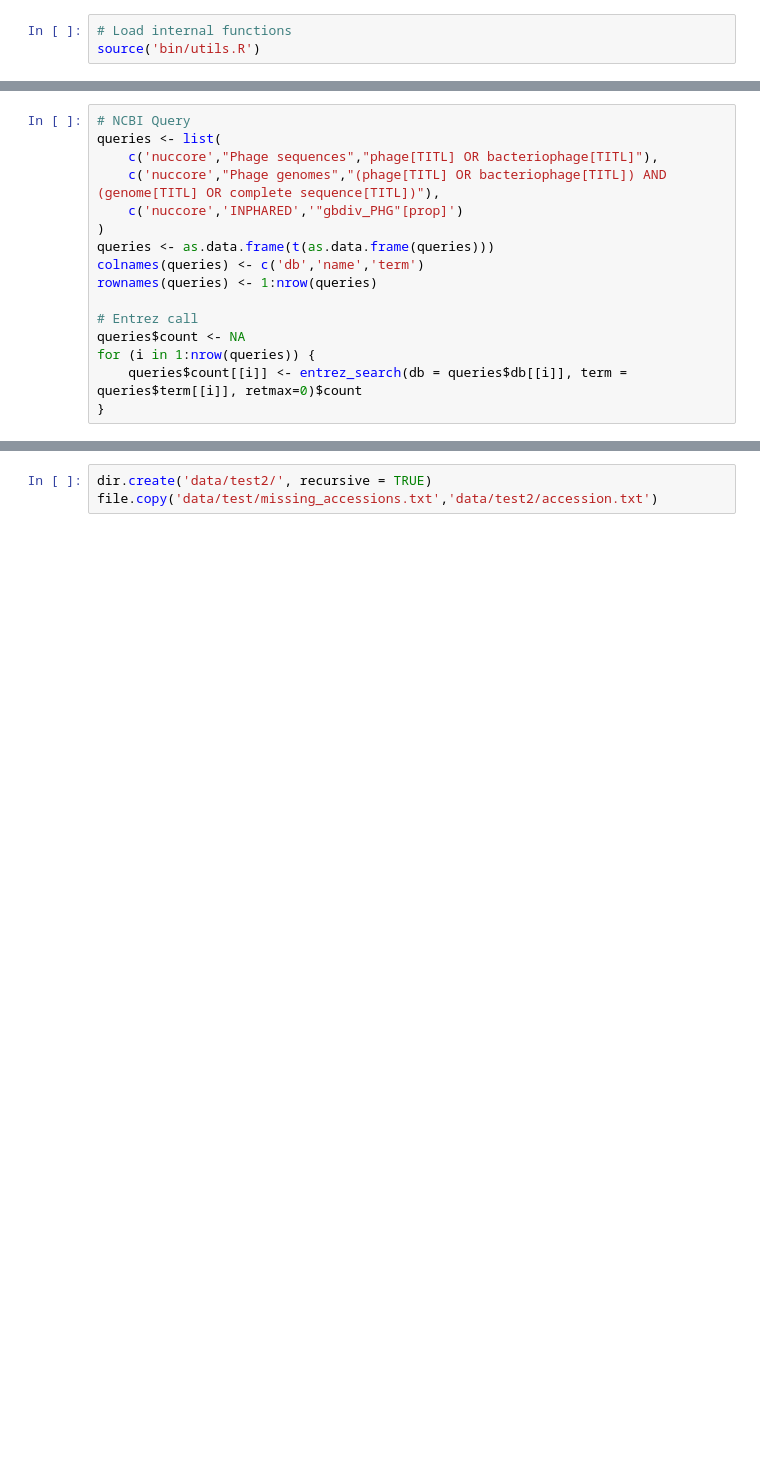
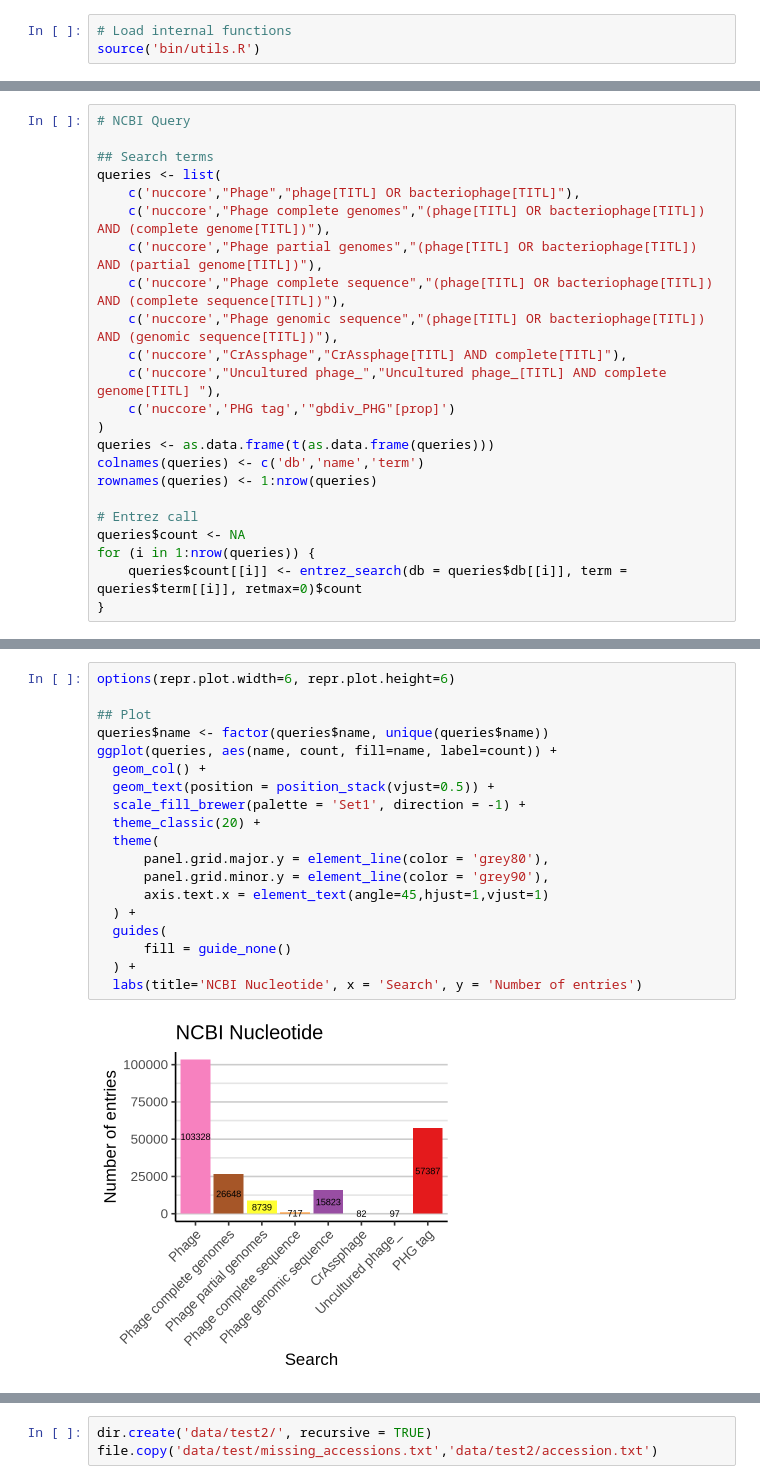
Before and after one commit to fineranlab/phage-genome-arabinosylation, a Jupyter notebook: bin/A_download-genomes.ipynb, the cells around one changed output, grey strips where cells are left out. Drawn from its saved outputs; the diff is of its cells as text; blank space fills up the shorter version.

```diff
--- a/bin/A_download-genomes.ipynb
+++ b/bin/A_download-genomes.ipynb
@@ -87,9 +112,16 @@ for (i in excel_sheets(in_tables)) {
 # %%
 # NCBI Query
+
+## Search terms
 queries <- list(
-    c('nuccore',"Phage sequences","phage[TITL] OR bacteriophage[TITL]"),
-    c('nuccore',"Phage genomes","(phage[TITL] OR bacteriophage[TITL]) AND (genome[TITL] OR complete sequence[TITL])"),
-    c('nuccore','INPHARED','"gbdiv_PHG"[prop]')
+    c('nuccore',"Phage","phage[TITL] OR bacteriophage[TITL]"),
+    c('nuccore',"Phage complete genomes","(phage[TITL] OR bacteriophage[TITL]) AND (complete genome[TITL])"),
+    c('nuccore',"Phage partial genomes","(phage[TITL] OR bacteriophage[TITL]) AND (partial genome[TITL])"),
+    c('nuccore',"Phage complete sequence","(phage[TITL] OR bacteriophage[TITL]) AND (complete sequence[TITL])"),
+    c('nuccore',"Phage genomic sequence","(phage[TITL] OR bacteriophage[TITL]) AND (genomic sequence[TITL])"),
+    c('nuccore',"CrAssphage","CrAssphage[TITL] AND complete[TITL]"),
+    c('nuccore',"Uncultured phage_","Uncultured phage_[TITL] AND complete genome[TITL] "),
+    c('nuccore','PHG tag','"gbdiv_PHG"[prop]')
 )
 queries <- as.data.frame(t(as.data.frame(queries)))
 colnames(queries) <- c('db','name','term')
@@ -203,0 +135,21 @@ A data.frame: 6 × 3
+# %%
+options(repr.plot.width=6, repr.plot.height=6)
+
+## Plot
+queries$name <- factor(queries$name, unique(queries$name))
+ggplot(queries, aes(name, count, fill=name, label=count)) +
+  geom_col() +
+  geom_text(position = position_stack(vjust=0.5)) +
+  scale_fill_brewer(palette = 'Set1', direction = -1) +
+  theme_classic(20) +
+  theme(
+      panel.grid.major.y = element_line(color = 'grey80'),
+      panel.grid.minor.y = element_line(color = 'grey90'),
+      axis.text.x = element_text(angle=45,hjust=1,vjust=1)
+  ) +
+  guides(
+      fill = guide_none()
+  ) +
+  labs(title='NCBI Nucleotide', x = 'Search', y = 'Number of entries')
+# %% [output]
+[figure, added]
```
Also changed, not shown: parts of 27 cells of this notebook, 4 other files.
